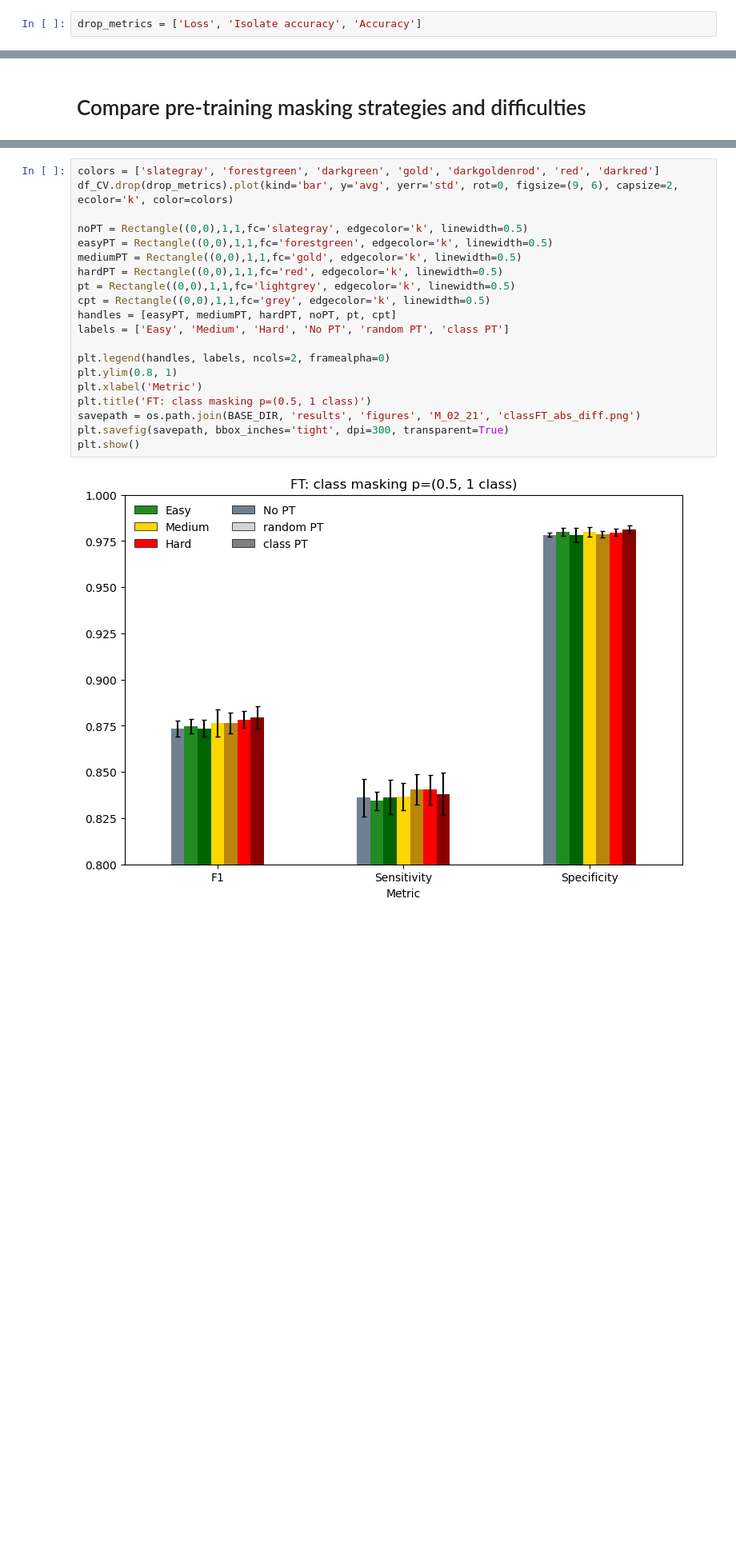
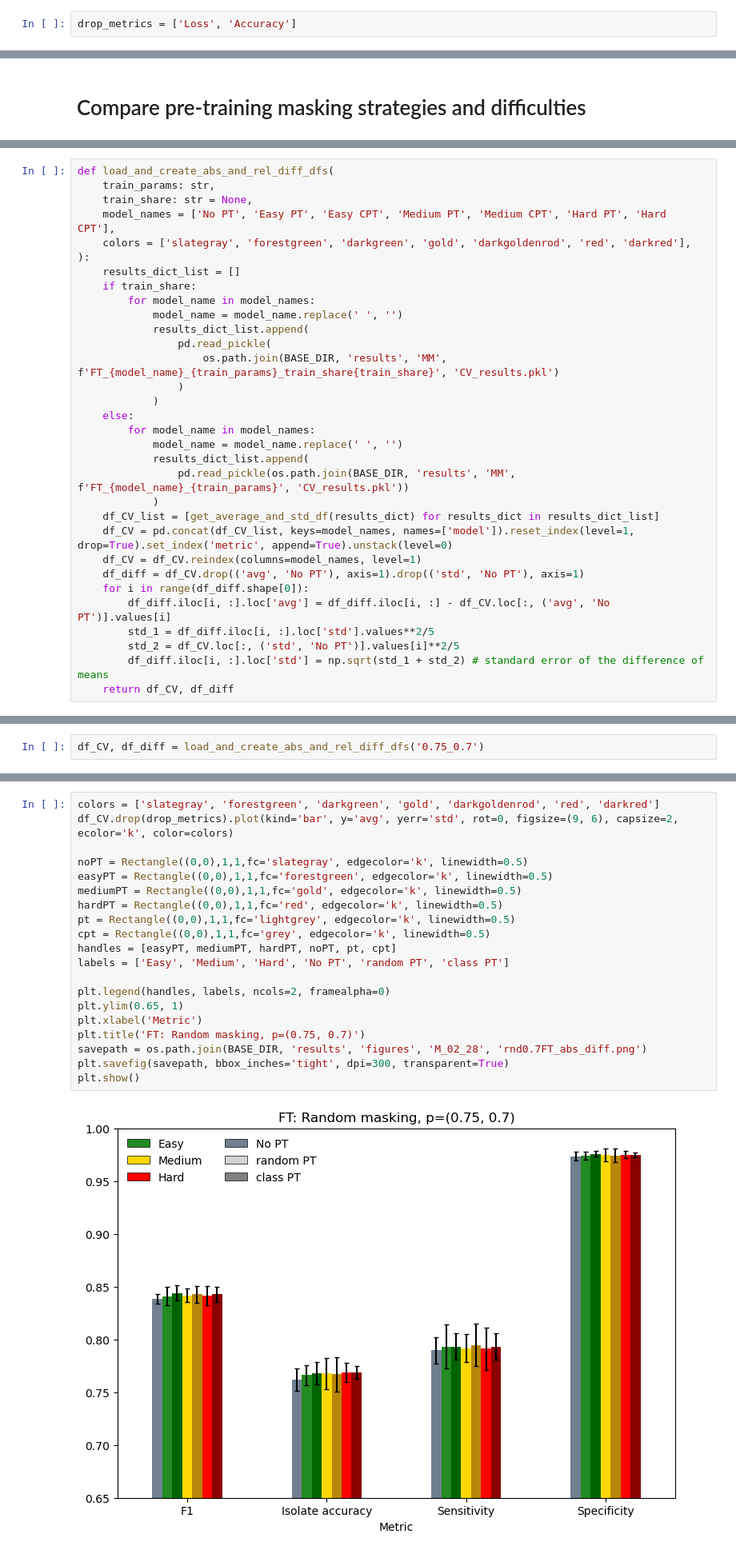
Before and after one commit to jespeols/ARFusion, a Jupyter notebook: CV_analysis.ipynb, the cells around one changed output, grey strips where cells are left out. Shown at 80% size. Saved outputs shown, nothing was run; the diff lists cells and outputs as text; blank space fills up the shorter version.

```diff
--- a/CV_analysis.ipynb
+++ b/CV_analysis.ipynb
@@ -274,7 +273,7 @@ dict_keys(['train_losses', 'losses', 'accs', 'iso_accs', 'sensitivities', 'speci
 # %% [markdown]
 ### Compare metrics
 # %%
-drop_metrics = ['Loss', 'Isolate accuracy', 'Accuracy']
+drop_metrics = ['Loss', 'Accuracy']
 # %%
 df_CV_list = [get_average_and_std_df(results_dict) for results_dict in results_dict_list]
 df_CV = pd.concat(df_CV_list, keys=model_names, names=['model']).reset_index(level=1, drop=True).set_index('metric', append=True).unstack(level=0)
@@ -592,0 +536,32 @@ print(train_size)
+# %%
+def load_and_create_abs_and_rel_diff_dfs(
+    train_params: str,
+    train_share: str = None,
+    model_names = ['No PT', 'Easy PT', 'Easy CPT', 'Medium PT', 'Medium CPT', 'Hard PT', 'Hard CPT'],
+    colors = ['slategray', 'forestgreen', 'darkgreen', 'gold', 'darkgoldenrod', 'red', 'darkred'],
+):
+    results_dict_list = []
+    if train_share:
+        for model_name in model_names:
+            model_name = model_name.replace(' ', '')
+            results_dict_list.append(
+                pd.read_pickle(
+                    os.path.join(BASE_DIR, 'results', 'MM', f'FT_{model_name}_{train_params}_train_share{train_share}', 'CV_results.pkl')
+                )
+            )
+    else:
+        for model_name in model_names:
+            model_name = model_name.replace(' ', '')
+            results_dict_list.append(
+                pd.read_pickle(os.path.join(BASE_DIR, 'results', 'MM', f'FT_{model_name}_{train_params}', 'CV_results.pkl'))
+            )
+    df_CV_list = [get_average_and_std_df(results_dict) for results_dict in results_dict_list]
+    df_CV = pd.concat(df_CV_list, keys=model_names, names=['model']).reset_index(level=1, drop=True).set_index('metric', append=True).unstack(level=0)
+    df_CV = df_CV.reindex(columns=model_names, level=1)
+    df_diff = df_CV.drop(('avg', 'No PT'), axis=1).drop(('std', 'No PT'), axis=1)
+    for i in range(df_diff.shape[0]):
+        df_diff.iloc[i, :].loc['avg'] = df_diff.iloc[i, :] - df_CV.loc[:, ('avg', 'No PT')].values[i]
+        std_1 = df_diff.iloc[i, :].loc['std'].values**2/5
+        std_2 = df_CV.loc[:, ('std', 'No PT')].values[i]**2/5
+        df_diff.iloc[i, :].loc['std'] = np.sqrt(std_1 + std_2) # standard error of the difference of means
+    return df_CV, df_diff
@@ -685,0 +644,2 @@ df_diff
+# %%
+df_CV, df_diff = load_and_create_abs_and_rel_diff_dfs('0.75_0.7')
@@ -710,22 +694,22 @@ plt.show()
 # %%
 colors = ['slategray', 'forestgreen', 'darkgreen', 'gold', 'darkgoldenrod', 'red', 'darkred']
 df_CV.drop(drop_metrics).plot(kind='bar', y='avg', yerr='std', rot=0, figsize=(9, 6), capsize=2, ecolor='k', color=colors)
 
 noPT = Rectangle((0,0),1,1,fc='slategray', edgecolor='k', linewidth=0.5)
 easyPT = Rectangle((0,0),1,1,fc='forestgreen', edgecolor='k', linewidth=0.5)
 mediumPT = Rectangle((0,0),1,1,fc='gold', edgecolor='k', linewidth=0.5)
 hardPT = Rectangle((0,0),1,1,fc='red', edgecolor='k', linewidth=0.5)
 pt = Rectangle((0,0),1,1,fc='lightgrey', edgecolor='k', linewidth=0.5)
 cpt = Rectangle((0,0),1,1,fc='grey', edgecolor='k', linewidth=0.5)
 handles = [easyPT, mediumPT, hardPT, noPT, pt, cpt]
 labels = ['Easy', 'Medium', 'Hard', 'No PT', 'random PT', 'class PT']
 
 plt.legend(handles, labels, ncols=2, framealpha=0)
-plt.ylim(0.8, 1)
+plt.ylim(0.65, 1)
 plt.xlabel('Metric')
-plt.title('FT: class masking p=(0.5, 1 class)')
-savepath = os.path.join(BASE_DIR, 'results', 'figures', 'M_02_21', 'classFT_abs_diff.png')
+plt.title('FT: Random masking, p=(0.75, 0.7)')
+savepath = os.path.join(BASE_DIR, 'results', 'figures', 'M_02_28', 'rnd0.7FT_abs_diff.png')
 plt.savefig(savepath, bbox_inches='tight', dpi=300, transparent=True)
 plt.show()
 # %% [output]
-[figure, old version]
+[figure, new version]
```
Also changed, not shown: parts of 134 cells of this notebook, 2 other files.
